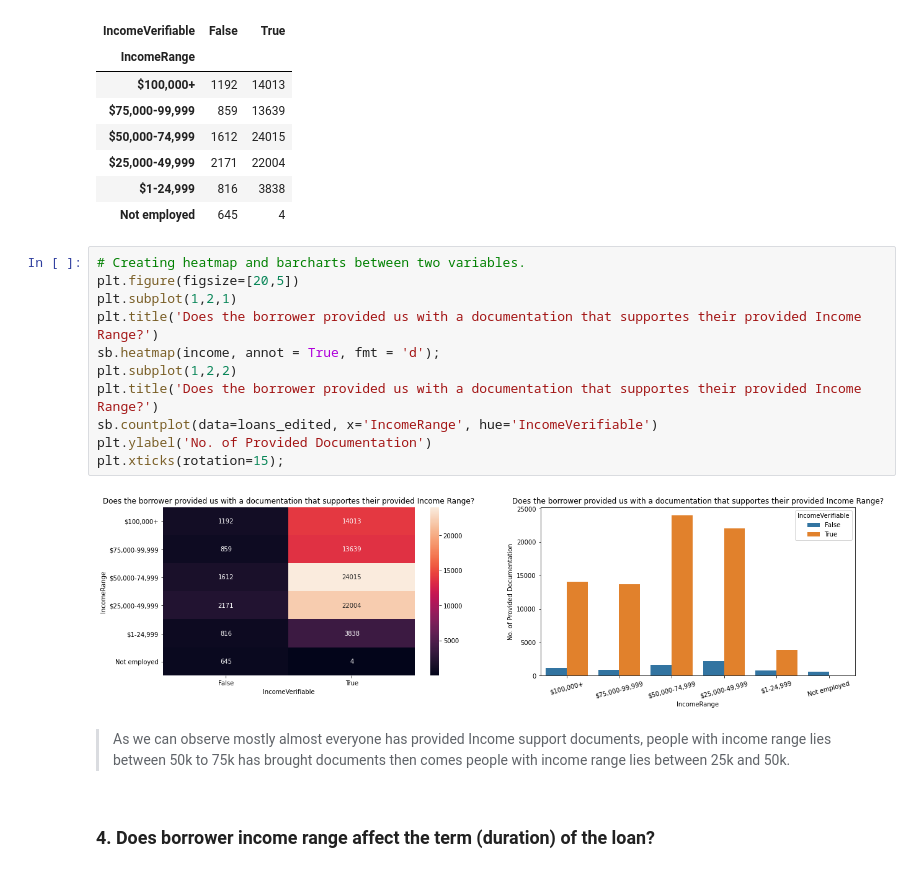
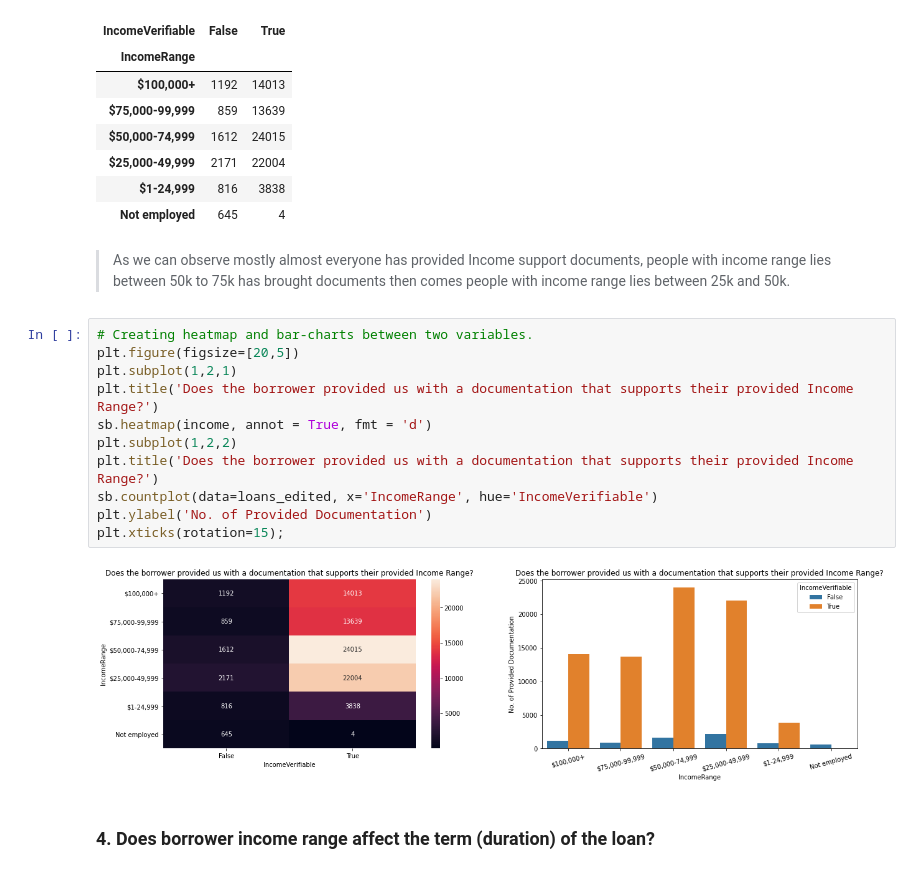
Before and after one commit to jpgmafia/My-Projects, a Jupyter notebook: Loan Project/Prosper Loan.ipynb, the cells around one changed output. Cells and saved outputs as stored; diff of their text form.

```diff
--- a/Loan Project/Prosper Loan.ipynb
+++ b/Loan Project/Prosper Loan.ipynb
@@ -476,21 +476,21 @@ income
 | $25,000-49,999 | 2171 | 22004 |
 | $1-24,999 | 816 | 3838 |
 | Not employed | 645 | 4 |
-# %%
-# Creating heatmap and barcharts between two variables.
-plt.figure(figsize=[20,5])
-plt.subplot(1,2,1)
-plt.title('Does the borrower provided us with a documentation that supportes their provided Income Range?')
-sb.heatmap(income, annot = True, fmt = 'd');
-plt.subplot(1,2,2)
-plt.title('Does the borrower provided us with a documentation that supportes their provided Income Range?')
-sb.countplot(data=loans_edited, x='IncomeRange', hue='IncomeVerifiable')
-plt.ylabel('No. of Provided Documentation')
-plt.xticks(rotation=15);
-# %% [output]
-[figure, removed]
 # %% [markdown]
 >As we can observe mostly almost everyone has provided Income support documents, people with income range lies between 50k to 75k has brought documents then comes people with income range lies between 25k and 50k.
+# %%
+# Creating heatmap and bar-charts between two variables.
+plt.figure(figsize=[20,5])
+plt.subplot(1,2,1)
+plt.title('Does the borrower provided us with a documentation that supports their provided Income Range?')
+sb.heatmap(income, annot = True, fmt = 'd')
+plt.subplot(1,2,2)
+plt.title('Does the borrower provided us with a documentation that supports their provided Income Range?')
+sb.countplot(data=loans_edited, x='IncomeRange', hue='IncomeVerifiable')
+plt.ylabel('No. of Provided Documentation')
+plt.xticks(rotation=15);
+# %% [output]
+[figure, added]
 # %% [markdown]
 ### 4. Does borrower income range affect the term (duration) of the loan?
 # %%
```
Also changed, not shown: parts of 43 cells of this notebook, 1 other file.
